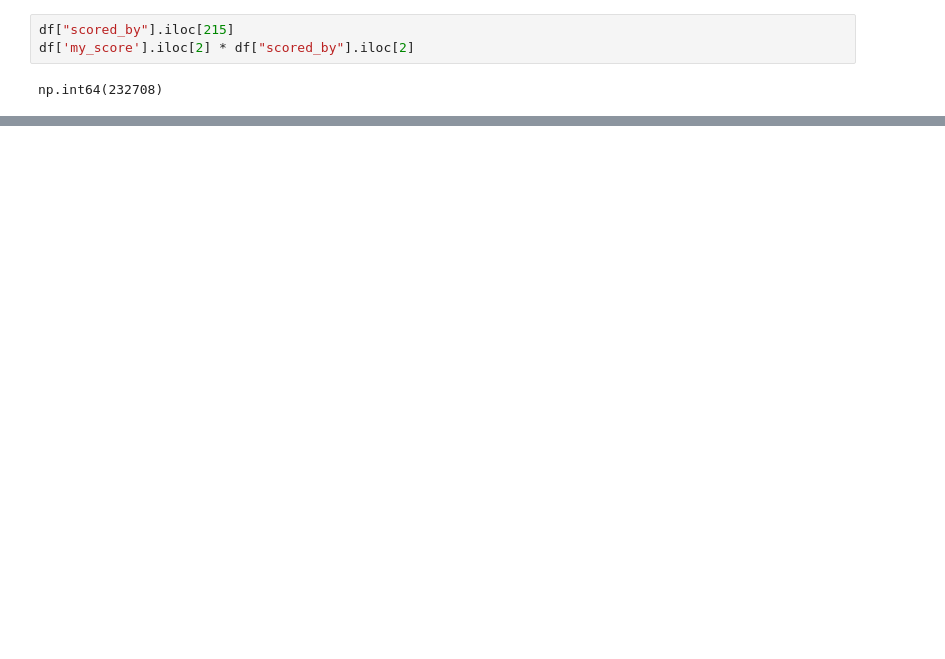
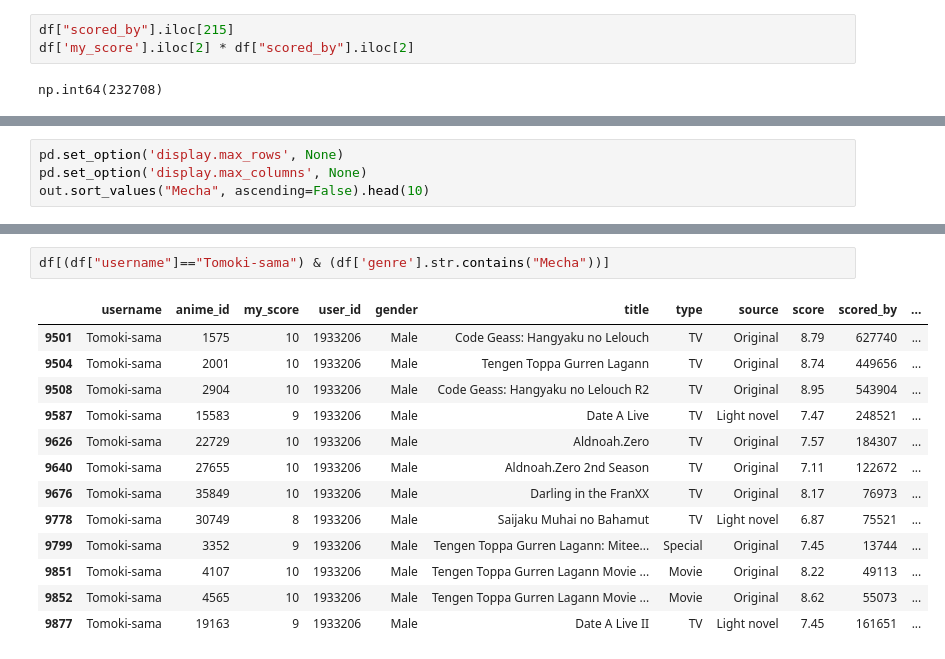
Before and after one commit to Rxsengxn/examine-anime-dataset, a Jupyter notebook: selge.ipynb, the cells around one changed output, grey strips where cells are left out. Drawn from its saved outputs; the diff is of its cells as text; blank space fills up the shorter version.

Commit message:
user specific analysis

```diff
--- a/selge.ipynb
+++ b/selge.ipynb
@@ -285,0 +427,4 @@ np.int64(232708)
+# %%
+pd.set_option('display.max_rows', None)
+pd.set_option('display.max_columns', None)
+out.sort_values("Mecha", ascending=False).head(10)
@@ -285,0 +443,16 @@ np.int64(232708)
+# %%
+df[(df["username"]=="Tomoki-sama") & (df['genre'].str.contains("Mecha"))]
+# %% [output]
+|  | username | anime_id | my_score | user_id | gender | title | type | source | score | scored_by | ... |
+| 9501 | Tomoki-sama | 1575 | 10 | 1933206 | Male | Code Geass: Hangyaku no Lelouch | TV | Original | 8.79 | 627740 | ... |
+| 9504 | Tomoki-sama | 2001 | 10 | 1933206 | Male | Tengen Toppa Gurren Lagann | TV | Original | 8.74 | 449656 | ... |
+| 9508 | Tomoki-sama | 2904 | 10 | 1933206 | Male | Code Geass: Hangyaku no Lelouch R2 | TV | Original | 8.95 | 543904 | ... |
+| 9587 | Tomoki-sama | 15583 | 9 | 1933206 | Male | Date A Live | TV | Light novel | 7.47 | 248521 | ... |
+| 9626 | Tomoki-sama | 22729 | 10 | 1933206 | Male | Aldnoah.Zero | TV | Original | 7.57 | 184307 | ... |
+| 9640 | Tomoki-sama | 27655 | 10 | 1933206 | Male | Aldnoah.Zero 2nd Season | TV | Original | 7.11 | 122672 | ... |
+| 9676 | Tomoki-sama | 35849 | 10 | 1933206 | Male | Darling in the FranXX | TV | Original | 8.17 | 76973 | ... |
+| 9778 | Tomoki-sama | 30749 | 8 | 1933206 | Male | Saijaku Muhai no Bahamut | TV | Light novel | 6.87 | 75521 | ... |
+| 9799 | Tomoki-sama | 3352 | 9 | 1933206 | Male | Tengen Toppa Gurren Lagann: Mitee... | Special | Original | 7.45 | 13744 | ... |
+| 9851 | Tomoki-sama | 4107 | 10 | 1933206 | Male | Tengen Toppa Gurren Lagann Movie ... | Movie | Original | 8.22 | 49113 | ... |
+| 9852 | Tomoki-sama | 4565 | 10 | 1933206 | Male | Tengen Toppa Gurren Lagann Movie ... | Movie | Original | 8.62 | 55073 | ... |
+| 9877 | Tomoki-sama | 19163 | 9 | 1933206 | Male | Date A Live II | TV | Light novel | 7.45 | 161651 | ... |
```
Also changed, not shown: parts of 11 cells of this notebook.
